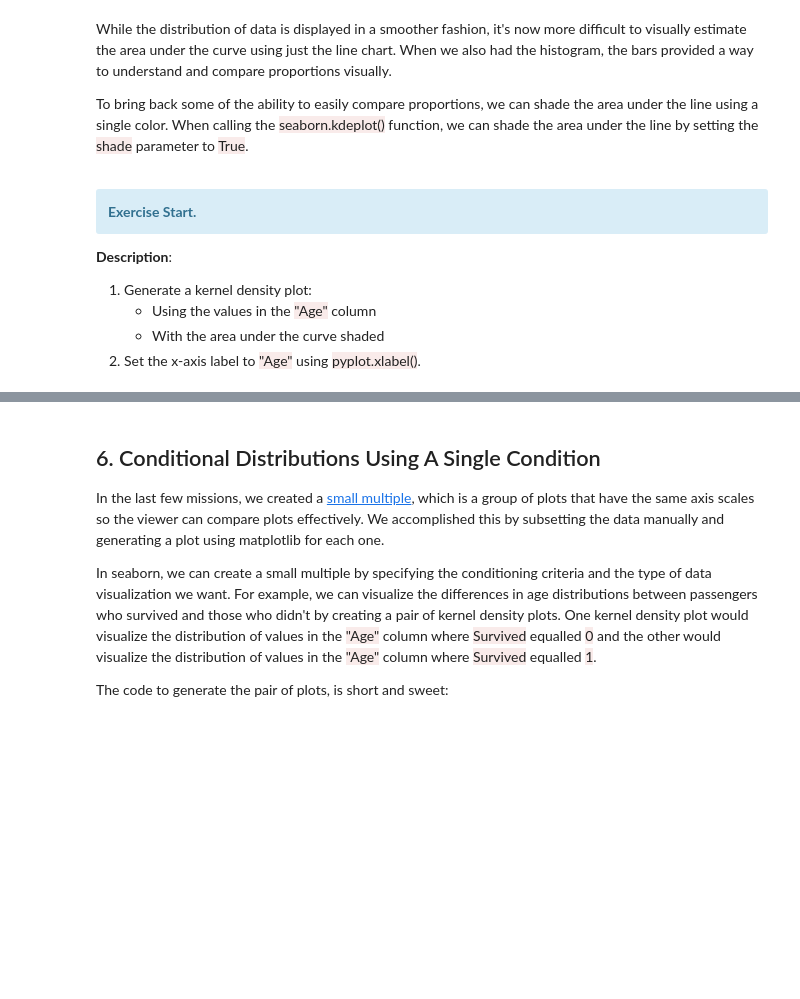
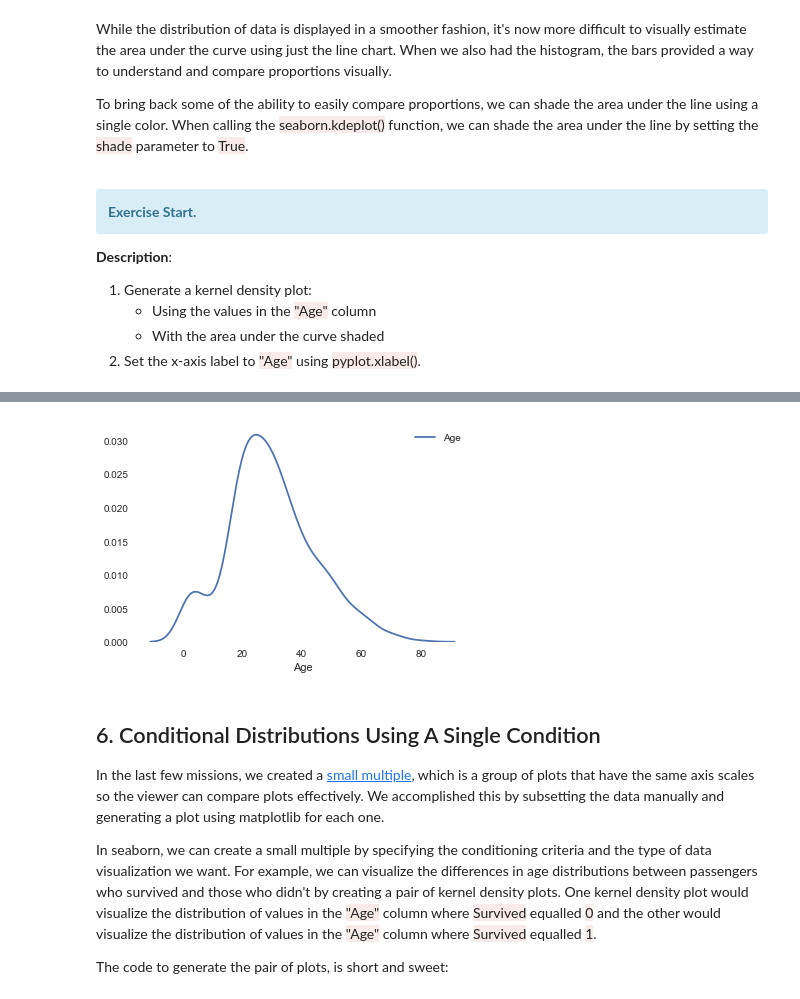
Before and after one commit to thyall/Prob_2018.1, a Jupyter notebook: Aula 16 - Visualização de dados com Seaborn/Seaborn.ipynb, the cells around one changed output, grey strips where cells are left out. Saved outputs shown, nothing was run; the diff lists cells and outputs as text; code cells hidden in the pictures; blank space fills up the shorter version.

```diff
--- a/Aula 16 - Visualização de dados com Seaborn/Seaborn.ipynb
+++ b/Aula 16 - Visualização de dados com Seaborn/Seaborn.ipynb
@@ -208,6 +235,16 @@ By default, only the top and right axes will be **despined**, or have their spin
 2. Generate a kernel density plot of the <span style="background-color: #F9EBEA; color:##C0392B">"Age"</span> column, with the area under the curve shaded.
 3. Set the x-axis label to <span style="background-color: #F9EBEA; color:##C0392B">"Age"</span>.
 4. Despine all of the axes.
+# %%
+sns.kdeplot(titanic["Age"])
+sns.set_style("white")
+
+plt.xlabel("Age")
+sns.despine(left = True, bottom = True)
+
+plt.show()
+# %% [output]
+[figure, added]
 # %% [markdown]
 ## 6. Conditional Distributions Using A Single Condition
 
```
Also changed, not shown: parts of 8 cells of this notebook, 1 other file.
